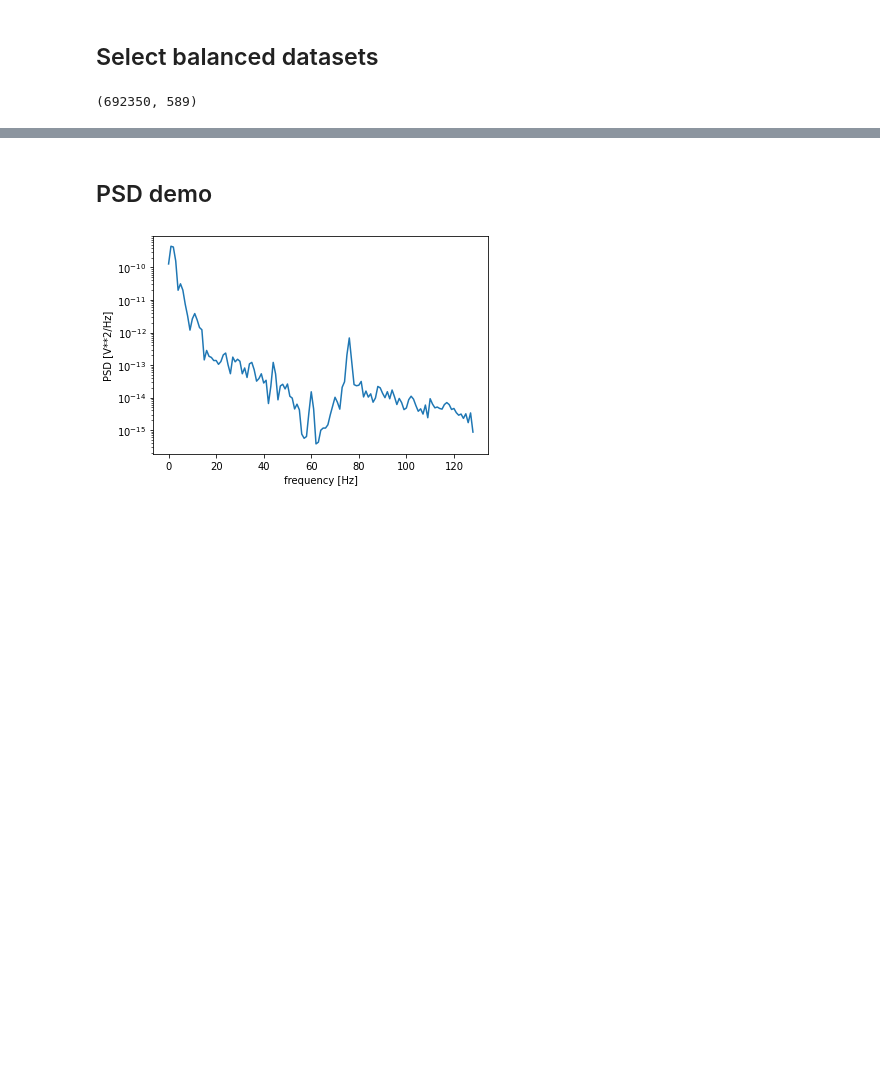
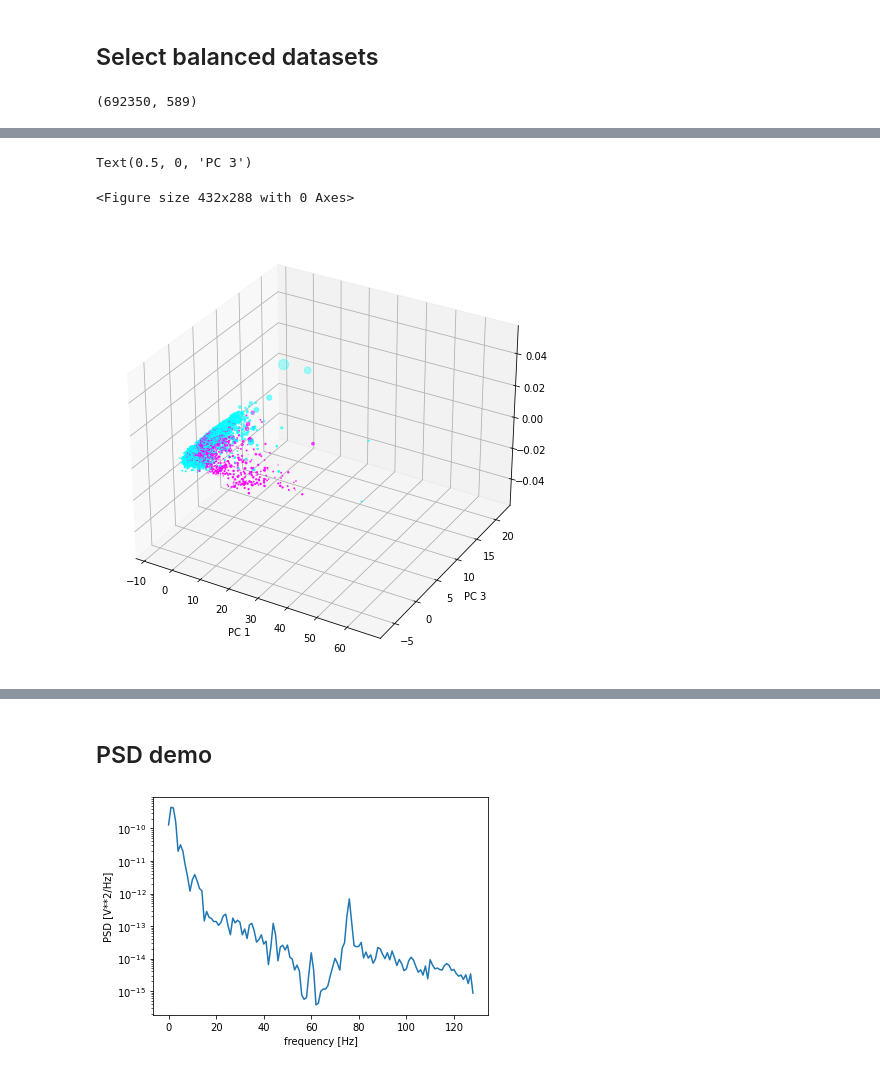
Before and after one commit to mattjdavis/eeg_classifier, a Jupyter notebook: load_data.ipynb, the cells around one changed output, grey strips where cells are left out. Cells and saved outputs as stored; diff of their text form; code cells hidden in the pictures; blank space fills up the shorter version.

```diff
--- a/load_data.ipynb
+++ b/load_data.ipynb
@@ -387,0 +388,14 @@ ValueError: Input contains NaN, infinity or a value too large for dtype('float64
+# %%
+%matplotlib inline
+
+fig = plt.figure()
+#ax = fig.add_subplot(projection='3d')
+plt.subplots(1,figsize=(8,8),subplot_kw=dict(projection='3d'))
+plt.scatter(X_trans[:,0],X_trans[:,1], X_trans[:,2], c=y,cmap='cool') # y = ictal_labels
+plt.xlabel('PC 1')
+plt.ylabel('PC 2')
+plt.ylabel('PC 3')
+# %% [output]
+Text(0.5, 0, 'PC 3')
+<Figure size 432x288 with 0 Axes>
+[figure, added]
```
Also changed, not shown: parts of 12 cells of this notebook.
